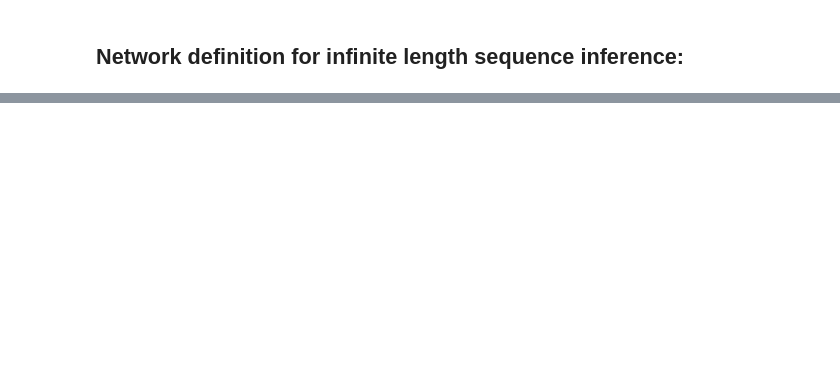
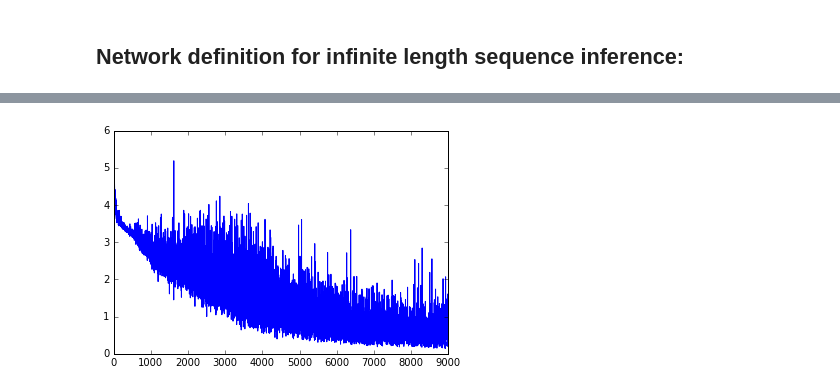
Before and after one commit to CorvusCorax/Caffe-LSTM-Mini-Tutorial, a Jupyter notebook: LSTM Demo.ipynb, the cells around one changed output, grey strips where cells are left out. Cells and saved outputs as stored; diff of their text form; code cells hidden in the pictures; blank space fills up the shorter version.

```diff
--- a/LSTM Demo.ipynb
+++ b/LSTM Demo.ipynb
@@ -149,0 +158,27 @@ solver = caffe.get_solver(solver_config_path)
+# %%
+def init_weights(solver):
+    # Initialize forget gate bias to 1
+    #
+    # from include/caffe/layers/lstm_layer.hpp:
+    #/***
+    # * The specific architecture used in this implementation is as described in
+    # * "Learning to Execute" [arXiv:1410.4615], reproduced below:
+    # *     i_t := \sigmoid[ W_{hi} * h_{t-1} + W_{xi} * x_t + b_i ]
+    # *     f_t := \sigmoid[ W_{hf} * h_{t-1} + W_{xf} * x_t + b_f ]
+    # *     o_t := \sigmoid[ W_{ho} * h_{t-1} + W_{xo} * x_t + b_o ]
+    # *     g_t :=    \tanh[ W_{hg} * h_{t-1} + W_{xg} * x_t + b_g ]
+    # *     c_t := (f_t .* c_{t-1}) + (i_t .* g_t)
+    # *     h_t := o_t .* \tanh[c_t]
+    # * In the implementation, the i, f, o, and g computations are performed as a
+    # * single inner product.
+    # ***/
+    #
+    # Weights and Biases are stored as a blob of size 4 * n_hidden
+    # in order i,f,o,g the caffe LSTM implementation
+    # As such [ n_hidden : 2 * n_hidden ] addresses the forget gates
+    #
+    # This is a common trick to speed up LSTM training.
+    # Unfortunately Caffe does not offer selective weight initialisation in the layer definition.
+    solver.net.params['lstm1'][1].data[n_hidden : 2 * n_hidden] = 1
+
+init_weights(solver)
@@ -323,0 +367,15 @@ However - obviously - no backpropagation is possible across the unroll_size boun
+# %%
+n_outputs = 200
+n_train = 9000
+net_path = 'lstm_demo_network2.train.prototxt'
+solver_config_path = 'lstm_demo2_solver.prototxt'
+snapshot_prefix = 'lstm_demo2_snapshot'
+
+gen_network(n_steps, n_outputs, batch_size, n_input)
+gen_solver()
+solver = caffe.get_solver(solver_config_path)
+init_weights(solver)
+train_loss = train_single(solver,n_train,n_display)
+plt.plot(np.arange(n_train), train_loss)
+plt.show()
+# %% [output]
@@ -323,0 +399 @@ However - obviously - no backpropagation is possible across the unroll_size boun
+[figure, added]
```
Also changed, not shown: parts of 29 cells of this notebook.
